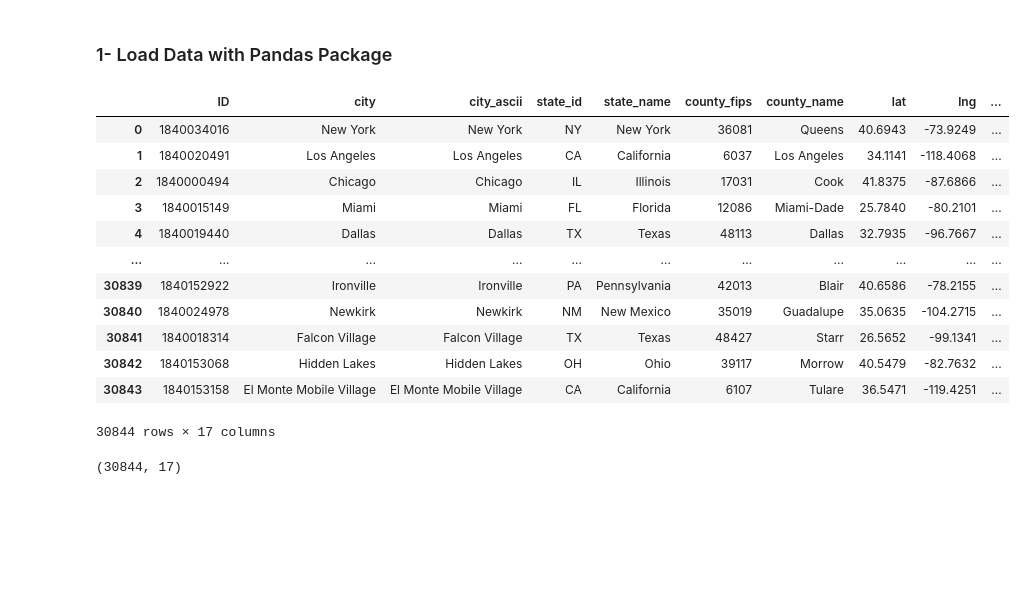
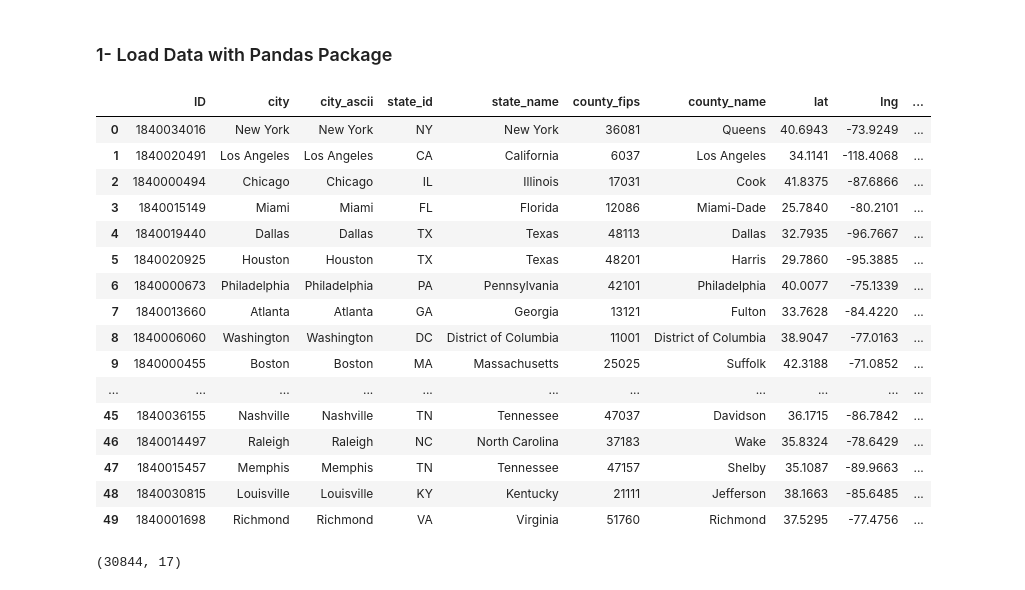
Before and after one commit to gaylnabil/pandas-numpy-tutorial, a Jupyter notebook: panda_tutorials/calc_pandas.ipynb, the cells around one changed output. Cells and saved outputs as stored; diff of their text form; code cells hidden in the pictures; blank space fills up the shorter version.

```diff
--- a/panda_tutorials/calc_pandas.ipynb
+++ b/panda_tutorials/calc_pandas.ipynb
@@ -3,21 +3,26 @@
 # %%
 import pandas as pd
 data_frames = pd.read_csv('../data/uscities.csv')
-data_frames
+# Show 50 rows of data
+data_frames.head(50)
 # %% [output]
 |  | ID | city | city_ascii | state_id | state_name | county_fips | county_name | lat | lng | ... |
 | 0 | 1840034016 | New York | New York | NY | New York | 36081 | Queens | 40.6943 | -73.9249 | ... |
 | 1 | 1840020491 | Los Angeles | Los Angeles | CA | California | 6037 | Los Angeles | 34.1141 | -118.4068 | ... |
 | 2 | 1840000494 | Chicago | Chicago | IL | Illinois | 17031 | Cook | 41.8375 | -87.6866 | ... |
 | 3 | 1840015149 | Miami | Miami | FL | Florida | 12086 | Miami-Dade | 25.7840 | -80.2101 | ... |
 | 4 | 1840019440 | Dallas | Dallas | TX | Texas | 48113 | Dallas | 32.7935 | -96.7667 | ... |
+| 5 | 1840020925 | Houston | Houston | TX | Texas | 48201 | Harris | 29.7860 | -95.3885 | ... |
+| 6 | 1840000673 | Philadelphia | Philadelphia | PA | Pennsylvania | 42101 | Philadelphia | 40.0077 | -75.1339 | ... |
+| 7 | 1840013660 | Atlanta | Atlanta | GA | Georgia | 13121 | Fulton | 33.7628 | -84.4220 | ... |
+| 8 | 1840006060 | Washington | Washington | DC | District of Columbia | 11001 | District of Columbia | 38.9047 | -77.0163 | ... |
+| 9 | 1840000455 | Boston | Boston | MA | Massachusetts | 25025 | Suffolk | 42.3188 | -71.0852 | ... |
 | ... | ... | ... | ... | ... | ... | ... | ... | ... | ... | ... |
-| 30839 | 1840152922 | Ironville | Ironville | PA | Pennsylvania | 42013 | Blair | 40.6586 | -78.2155 | ... |
-| 30840 | 1840024978 | Newkirk | Newkirk | NM | New Mexico | 35019 | Guadalupe | 35.0635 | -104.2715 | ... |
-| 30841 | 1840018314 | Falcon Village | Falcon Village | TX | Texas | 48427 | Starr | 26.5652 | -99.1341 | ... |
-| 30842 | 1840153068 | Hidden Lakes | Hidden Lakes | OH | Ohio | 39117 | Morrow | 40.5479 | -82.7632 | ... |
-| 30843 | 1840153158 | El Monte Mobile Village | El Monte Mobile Village | CA | California | 6107 | Tulare | 36.5471 | -119.4251 | ... |
+| 45 | 1840036155 | Nashville | Nashville | TN | Tennessee | 47037 | Davidson | 36.1715 | -86.7842 | ... |
+| 46 | 1840014497 | Raleigh | Raleigh | NC | North Carolina | 37183 | Wake | 35.8324 | -78.6429 | ... |
+| 47 | 1840015457 | Memphis | Memphis | TN | Tennessee | 47157 | Shelby | 35.1087 | -89.9663 | ... |
+| 48 | 1840030815 | Louisville | Louisville | KY | Kentucky | 21111 | Jefferson | 38.1663 | -85.6485 | ... |
+| 49 | 1840001698 | Richmond | Richmond | VA | Virginia | 51760 | Richmond | 37.5295 | -77.4756 | ... |
-30844 rows × 17 columns
 # %%
 # Display the Dimension of the table
 data_frames.shape
```
Also changed, not shown: parts of 8 cells of this notebook, 1 other file.
